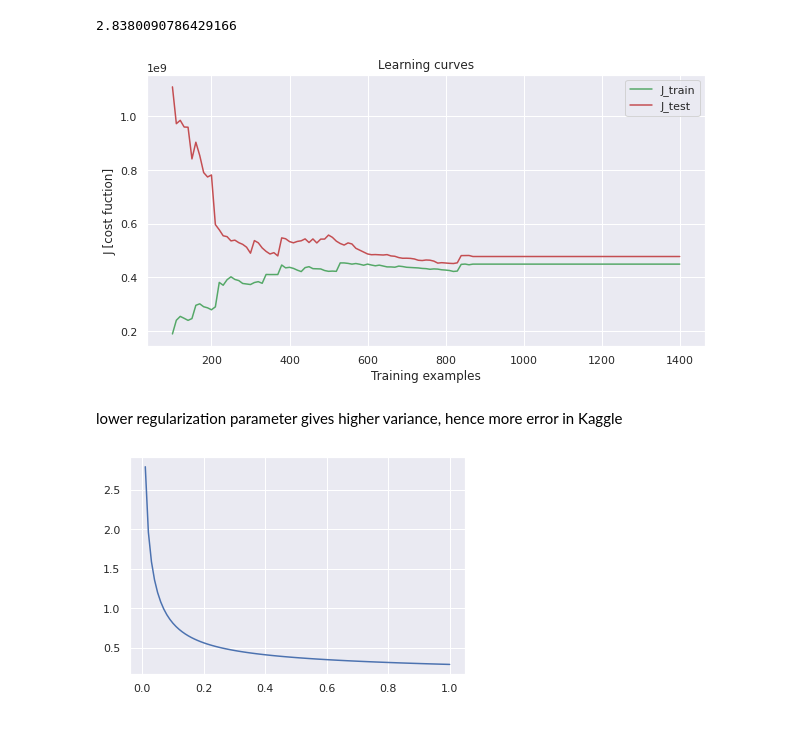
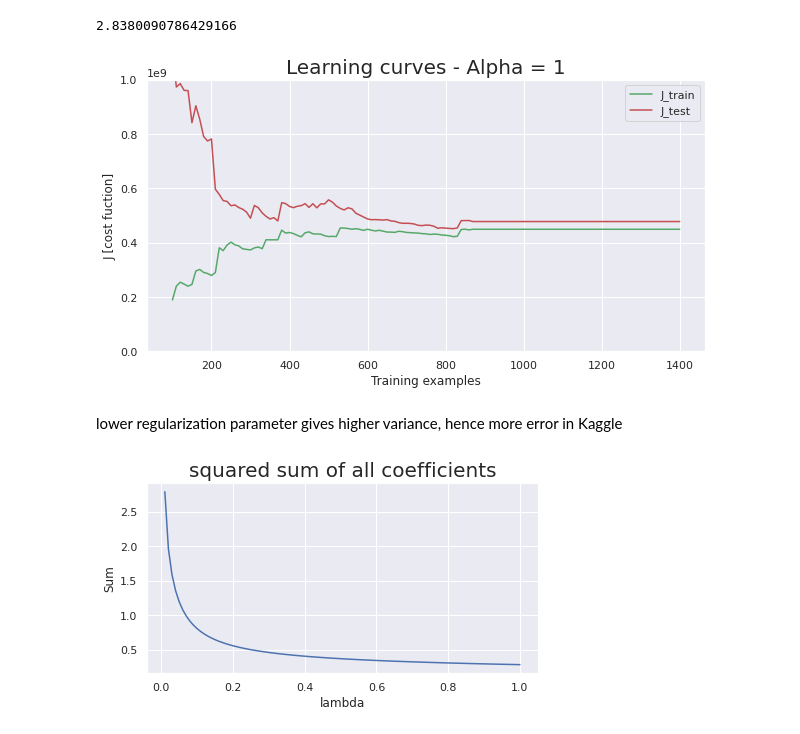
Before and after one commit to giampa-code/housing_price_kaggle, a Jupyter notebook: models/linear_regression_regularization_v1.ipynb, the cells around one changed output. Cells and saved outputs as stored; diff of their text form; code cells hidden in the pictures.

```diff
--- a/models/linear_regression_regularization_v1.ipynb
+++ b/models/linear_regression_regularization_v1.ipynb
@@ -57,7 +58,7 @@ x_train, x_test, y_train, y_test = train_test_split(
 
 #fe v2_3
 
-model = Ridge(alpha=1)
+model = Ridge(alpha=1.5)
 
 model.fit(x_train,y_train)
 # %% [output]
@@ -287,7 +305,7 @@ x_train, x_test, y_train, y_test = train_test_split(
         x, y, test_size=0.4, random_state=5)
 for i in range(100,1410,10):
     # start model
-    model = Ridge(alpha=0.07)
+    model = Ridge(alpha=0.01)
     # fit model
     model.fit(x_train[0:i,:],y_train[0:i])
     # predictions
@@ -349,9 +369,11 @@ plt.plot(x1,J_trains,'g',
 plt.xlabel("Training examples");
 plt.ylabel("J [cost fuction]");
 plt.legend(['J_train','J_test']);
-plt.title("Learning curves");
+plt.title("Learning curves - Alpha = 1", fontsize=20);
+plt.ylim(0,1000000000);
+plt.savefig('learning_curves_Alpha_1.png')
 # %% [output]
-[figure, old version]
+[figure, new version]
 # %% [markdown]
 lower regularization parameter gives higher variance, hence more error in Kaggle
 # %%
@@ -367,6 +389,12 @@ for i in lambdas:
     # predictions
     coefs.append(np.mean(model.coef_**2)/1000000000)
 # %%
+plt.figure(figsize=(7,3.5));
 plt.plot(lambdas,coefs);
+
+plt.xlabel("lambda");
+plt.ylabel("Sum");
+plt.title("squared sum of all coefficients", fontsize=20);
+plt.savefig('coefs_lambda.png')
 # %% [output]
-[figure, old version]
+[figure, new version]
```
Also changed, not shown: parts of 14 cells of this notebook, 14 other files.
